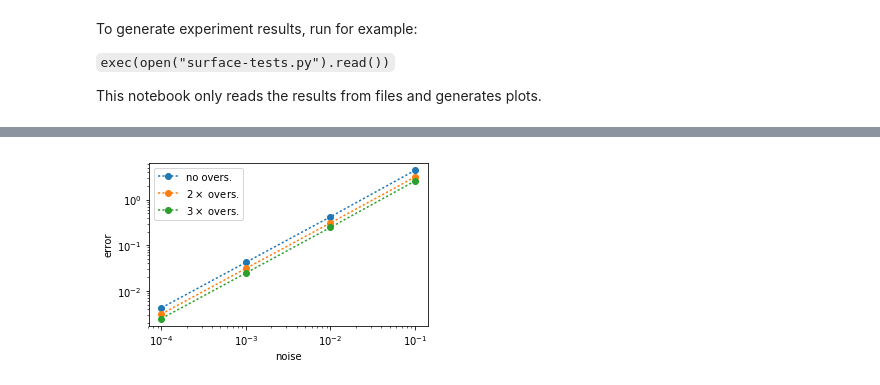
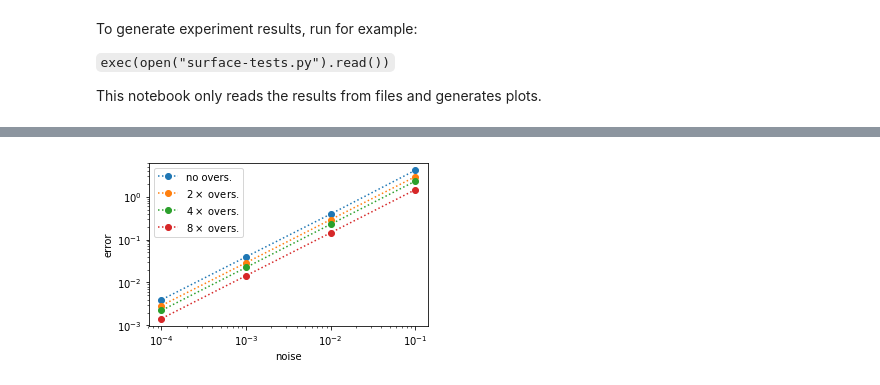
Before and after one commit to LCAV/surface-reconstruction, a Jupyter notebook: experiments-results.ipynb, the cells around one changed output, grey strips where cells are left out. Cells and saved outputs as stored; diff of their text form; code cells hidden in the pictures.

```diff
--- a/experiments-results.ipynb
+++ b/experiments-results.ipynb
@@ -74,26 +80,30 @@ plt.show()
 # %%
-results = np.empty((2,3,5,5))
-all_errors = np.empty((3,5,5,50*13))
+results = np.empty((2,4,5,5))
+all_errors = np.empty((4,5,5,100*13))
+all_nsr = np.empty((4,5,5,100*13))
 
-for overs in range(3):
+for (overs, idx) in zip([1,2,4,8], range(4)):
     for n in range(4,5):
         for nl in range(5):
-            code = str(n)+"_"+str(overs+1)+"_"+str(nl)
-    #         nsr = np.load('nsr_'+code+'.npy')
-            errors = np.load('errors_'+code+'.npy')
+            code = str(n)+"_"+str(overs)+"_"+str(nl)
+            nsr = np.load('results/nsr_'+code+'.npy')
+            errors = np.load('results/errors_'+code+'.npy')
     #         params = np.load('params_'+code+'.npy')
-            results[0,overs,nl,n] = np.degrees(np.percentile(errors, q=50))
-            results[1,overs,nl,n] = np.degrees(np.mean(errors.flatten()))
-
-            all_errors[overs,nl,n,:] = errors.flatten()
+            errors[np.isnan(errors)]=1
+            results[0,idx,nl,n] = np.degrees(np.percentile(errors, q=50))
+            results[1,idx,nl,n] = np.degrees(np.mean(errors.flatten()))
+            all_nsr[idx,nl,n,:] = nsr.flatten()
+            all_errors[idx,nl,n,:] = errors.flatten()
 # %%
 nse = 10.0**(-np.array(range(1,5)))
+fig = plt.figure()
 # plt.loglog(nse,results[0,:,1:,4].T, '--^')
-plt.loglog(nse,results[1,:,1:,4].T, ':o')
+plt.loglog(nse,results[0,:,1:,4].T, ':o')
 # plt.semilogy(range(4),results[1,:,3:5], '^')
 plt.xlabel("noise")
 plt.ylabel("error")
-plt.legend([r"no overs.",r"$2\times $ overs.",r"$3\times $ overs."])
+plt.legend([r"no overs.",r"$2\times $ overs.",r"$4\times $ overs.", r"$8\times $ overs."], loc=2)
 plt.show()
+fig.savefig('oversampling.pdf')
 # %% [output]
-[figure, old version]
+[figure, new version]
```
Also changed, not shown: parts of 11 cells of this notebook, 4 other files.
